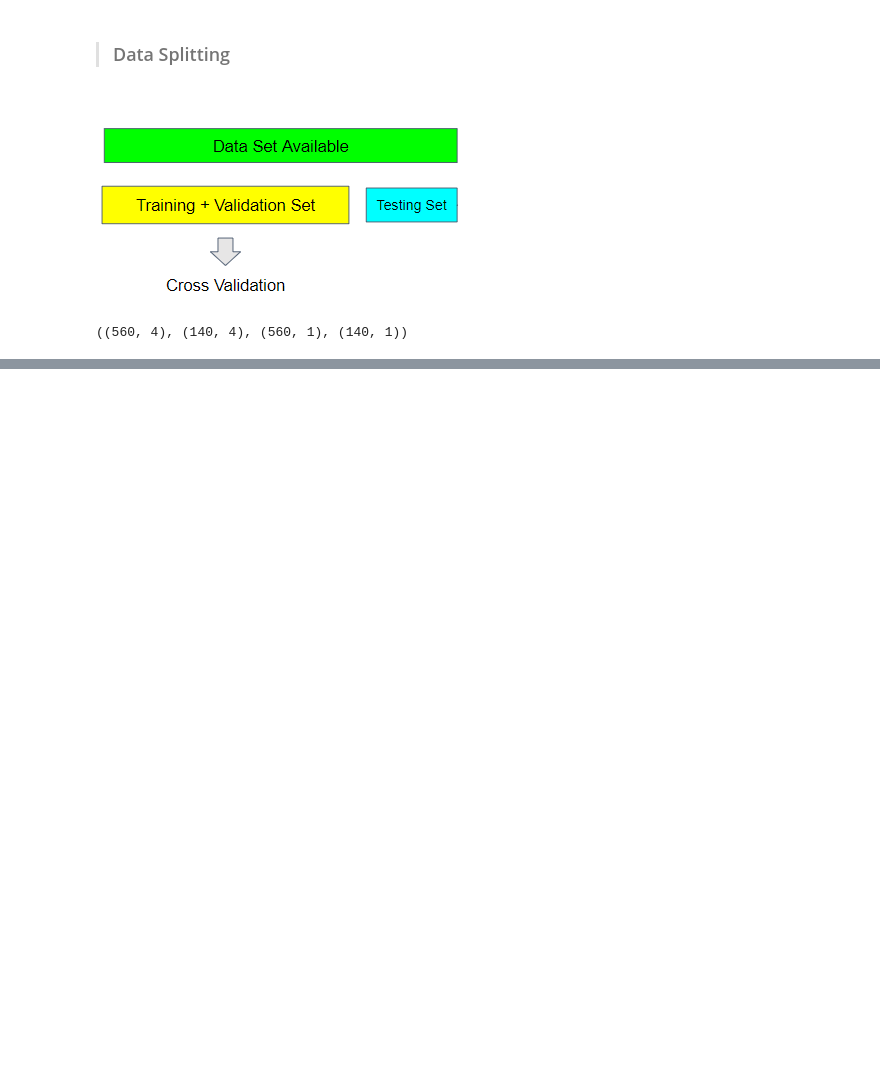
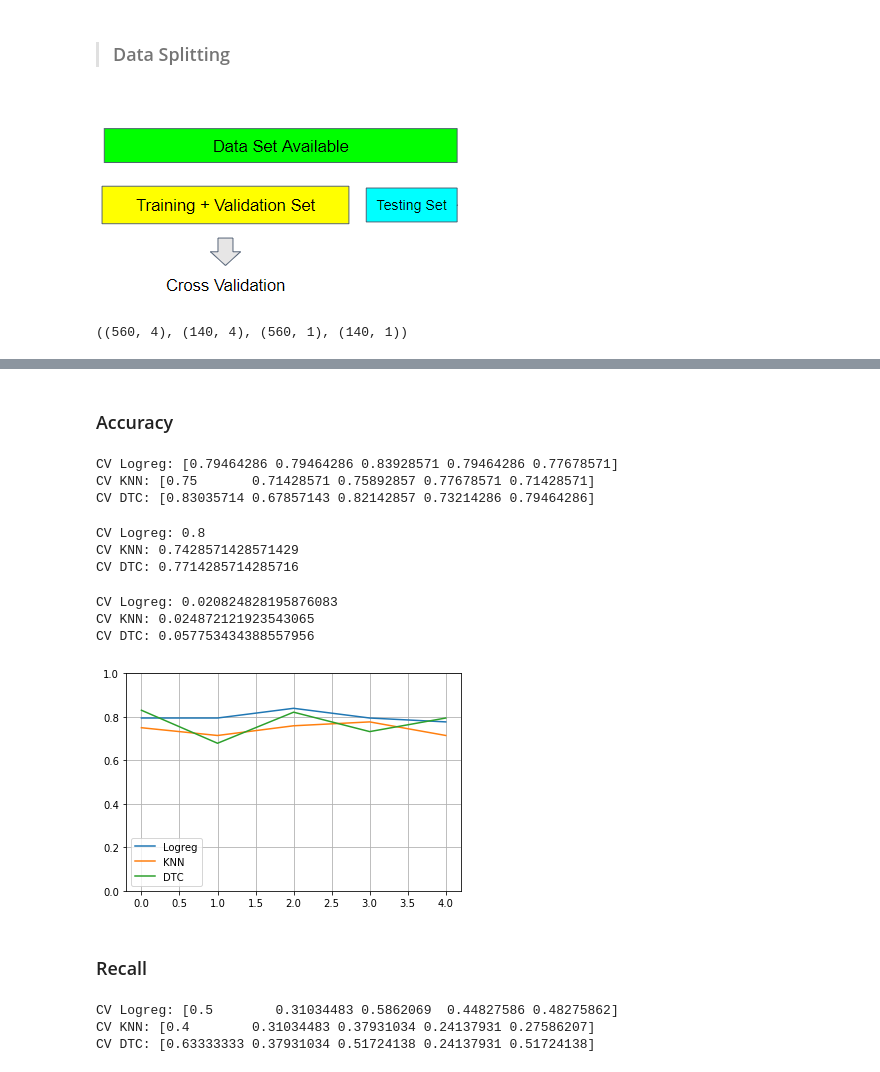
Before and after one commit to Damianus04/data-science-purwadhika, a Jupyter notebook: Modul_3_Machine_Learning_Working_Files/20210301 - Model Evaluation - exercise.ipynb, the cells around one changed output, grey strips where cells are left out. Saved outputs shown, nothing was run; the diff lists cells and outputs as text; code cells hidden in the pictures; blank space fills up the shorter version.

Commit message:
hyperparameter tuning, cv, model evaluation for regression

```diff
--- a/Modul_3_Machine_Learning_Working_Files/20210301 - Model Evaluation - exercise.ipynb
+++ b/Modul_3_Machine_Learning_Working_Files/20210301 - Model Evaluation - exercise.ipynb
@@ -61,3 +64,8 @@ X_train_val.shape, X_test.shape, y_train_val.shape, y_test.shape
 >### Model Evaluation: Benchmark
 
 ![image.png](embedded-picture-1)
+# %%
+# Model Benchmark
+logreg = LogisticRegression(solver='liblinear', random_state=2020)
+knn = KNeighborsClassifier()
+tree = DecisionTreeClassifier(criterion='entropy', max_depth=3)
@@ -63,0 +76,45 @@ X_train_val.shape, X_test.shape, y_train_val.shape, y_test.shape
+# %% [markdown]
+### Accuracy
+# %%
+skfold = StratifiedKFold(n_splits=5)
+
+logreg_cv = cross_val_score(logreg, X_train_val, y_train_val, cv=skfold)
+knn_cv = cross_val_score(knn, X_train_val, y_train_val, cv = skfold)
+tree_cv = cross_val_score(tree, X_train_val, y_train_val, cv = skfold)
+# %%
+print('CV Logreg:', logreg_cv)
+print('CV KNN:', knn_cv)
+print('CV DTC:', tree_cv)
+# %% [output]
+CV Logreg: [0.79464286 0.79464286 0.83928571 0.79464286 0.77678571]
+CV KNN: [0.75       0.71428571 0.75892857 0.77678571 0.71428571]
+CV DTC: [0.83035714 0.67857143 0.82142857 0.73214286 0.79464286]
+# %%
+print('CV Logreg:', logreg_cv.mean())
+print('CV KNN:', knn_cv.mean())
+print('CV DTC:', tree_cv.mean())
+# %% [output]
+CV Logreg: 0.8
+CV KNN: 0.7428571428571429
+CV DTC: 0.7714285714285716
+# %%
+print('CV Logreg:', logreg_cv.std())
+print('CV KNN:', knn_cv.std())
+print('CV DTC:', tree_cv.std())
+# %% [output]
+CV Logreg: 0.020824828195876083
+CV KNN: 0.024872121923543065
+CV DTC: 0.057753434388557956
+# %%
+plt.plot(range(len(logreg_cv)), logreg_cv, label='Logreg')
+plt.plot(range(len(knn_cv)), knn_cv, label='KNN')
+plt.plot(range(len(tree_cv)), tree_cv, label='DTC')
+
+plt.grid()
+plt.ylim(0,1)
+plt.legend()
+plt.show()
+# %% [output]
+[figure, added]
+# %% [markdown]
+### Recall
@@ -63,0 +127,8 @@ X_train_val.shape, X_test.shape, y_train_val.shape, y_test.shape
+# %%
+print('CV Logreg:', logreg_cv_rc)
+print('CV KNN:', knn_cv_rc)
+print('CV DTC:', tree_cv_rc)
+# %% [output]
+CV Logreg: [0.5        0.31034483 0.5862069  0.44827586 0.48275862]
+CV KNN: [0.4        0.31034483 0.37931034 0.24137931 0.27586207]
+CV DTC: [0.63333333 0.37931034 0.51724138 0.24137931 0.51724138]
```
Also changed, not shown: parts of 79 cells of this notebook, 3 other files.
